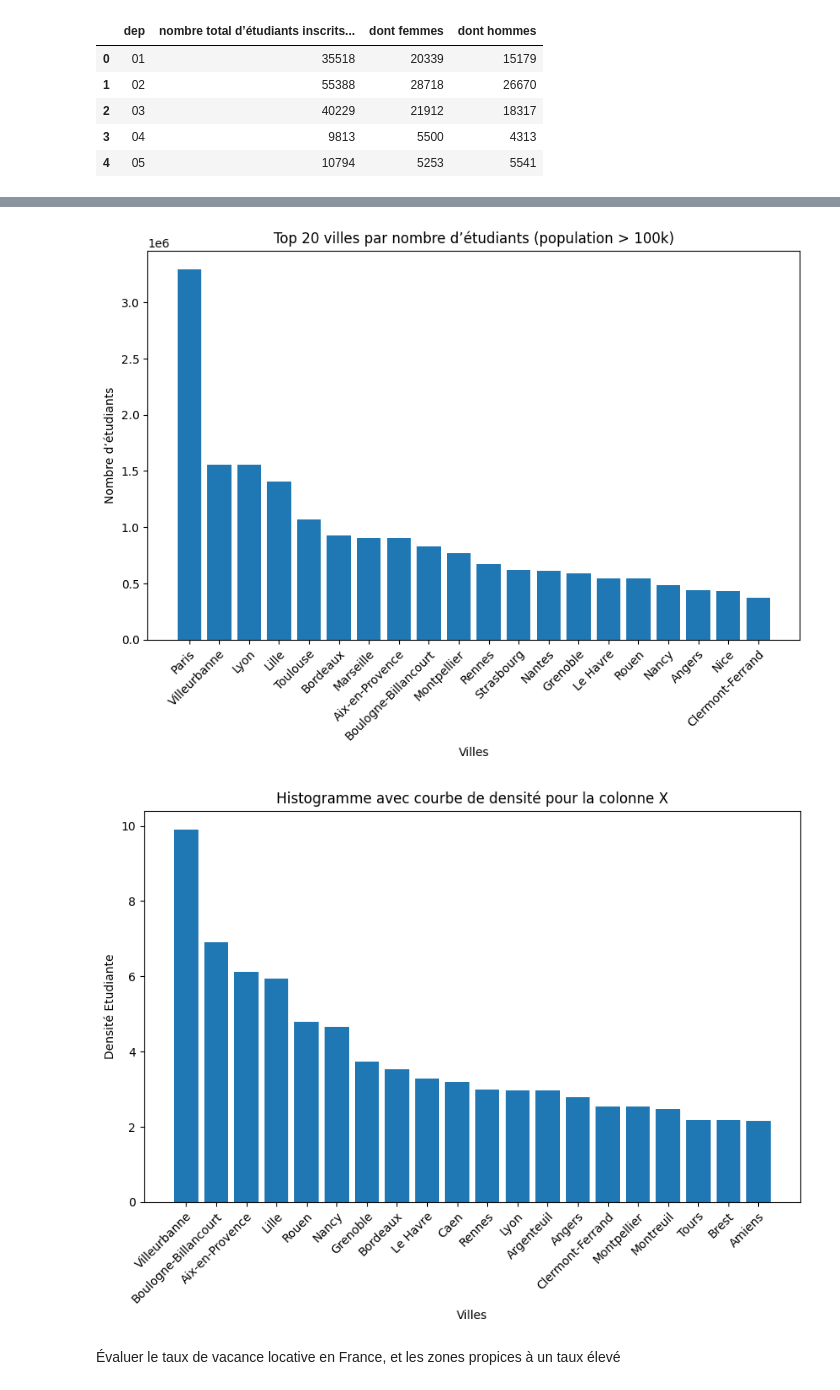
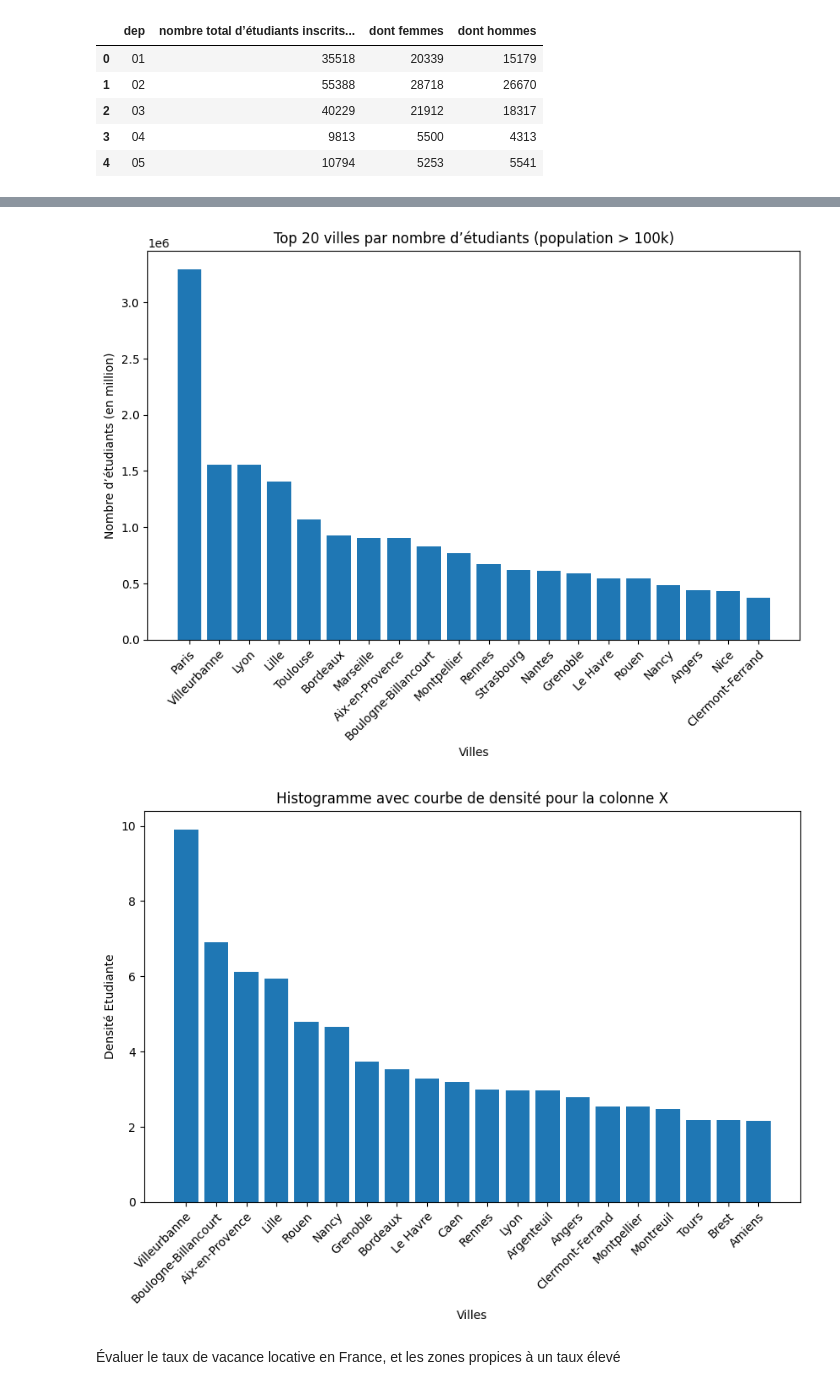
Before and after one commit to adam2504/Analyse_Donnees_Foncieres, a Jupyter notebook: notebook_adam.ipynb, the cells around one changed output, grey strips where cells are left out. Cells and saved outputs as stored; diff of their text form; code cells hidden in the pictures.

```diff
--- a/notebook_adam.ipynb
+++ b/notebook_adam.ipynb
@@ -274,20 +260,20 @@ df_top_students
 # %%
 plt.figure(figsize=(10, 6)) # Taille du graphique
 plt.bar(df_top_students['libgeo'], df_top_students['nombre total d’étudiants inscrits hors doubles inscriptions université/CPGE'])
 plt.title('Top 20 villes par nombre d’étudiants (population > 100k)')
 plt.xlabel('Villes')
 plt.xticks(rotation=45, ha='right', rotation_mode='anchor')
-plt.ylabel('Nombre d’étudiants')
+plt.ylabel('Nombre d’étudiants (en million)')
 plt.grid(False)
 
 plt.figure(figsize=(10, 6)) # Taille du graphique
 plt.bar(df_top_density['libgeo'], df_top_density['Densité étudiante'])
 plt.title('Histogramme avec courbe de densité pour la colonne X')
 plt.xlabel('Villes')
 plt.xticks(rotation=45, ha='right', rotation_mode='anchor')
 plt.ylabel('Densité Etudiante')
 plt.grid(False)
 plt.show()
 # %% [output]
-[figure, old version]
+[figure, new version]
 [figure]
```
Also changed, not shown: parts of 4 cells of this notebook.
